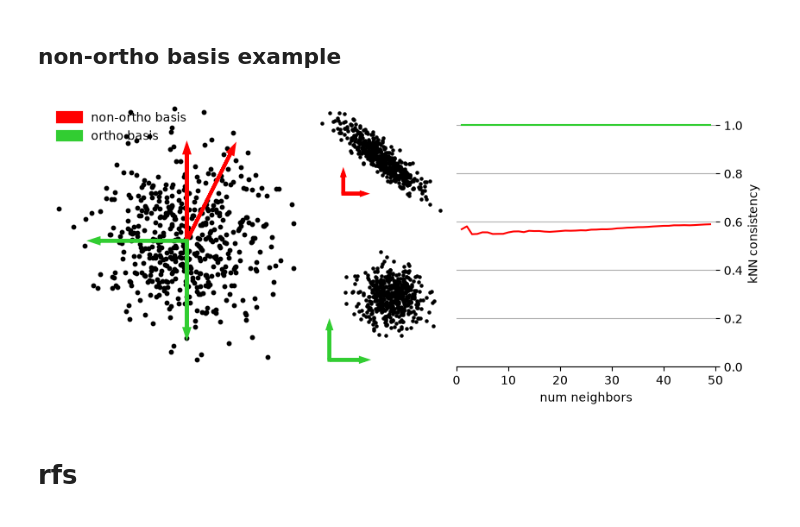
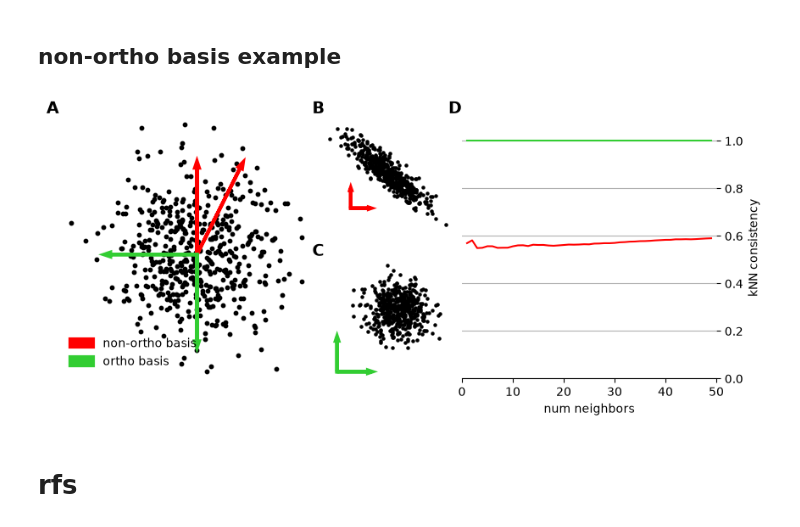
Before and after one commit to NathanSoeding/sensorium, a Jupyter notebook: analysis/paper_plots.ipynb, the cells around one changed output. Saved outputs shown, nothing was run; the diff lists cells and outputs as text; code cells hidden in the pictures.

```diff
--- a/analysis/paper_plots.ipynb
+++ b/analysis/paper_plots.ipynb
@@ -333,7 +354,15 @@ axs_left.set_xticks([])
 axs_left.set_yticks([])
 for spine in axs_left.spines.values():
     spine.set_visible(False)
-axs_left.legend(frameon=False, loc='upper left')
+axs_left.legend(frameon=False, loc='lower left')
+axs_left.text(
+    0.0, 1.0, 'A',
+    transform=axs_left.transAxes,
+    fontsize=14,
+    fontweight='bold',
+    va='bottom',
+    ha='right',
+)
 
 XB = X @ torch.linalg.inv(B).T
 axs_center_top.scatter(XB[:, 0], XB[:, 1], color=colors['data'], s=5)
@@ -344,37 +373,61 @@ axs_center_top.set_xticks([])
 axs_center_top.set_yticks([])
 for spine in axs_center_top.spines.values():
     spine.set_visible(False)
+axs_center_top.text(
+    0.0, 1.0, 'B',
+    transform=axs_center_top.transAxes,
+    fontsize=14,
+    fontweight='bold',
+    va='bottom',
+    ha='right',
+)
 
 XQ = X @ torch.linalg.inv(Q).T
 axs_center_bottom.scatter(XQ[:, 0], XQ[:, 1], color=colors['data'], s=5)
 axs_center_bottom.arrow(-2, -2, 0, 1, color=colors['ortho'], linewidth=3, head_width=0.1)
 axs_center_bottom.arrow(-2, -2, 1, 0, color=colors['ortho'], linewidth=3, head_width=0.1)
 axs_center_bottom.axis('equal')
 axs_center_bottom.set_xticks([])
 axs_center_bottom.set_yticks([])
 for spine in axs_center_bottom.spines.values():
     spine.set_visible(False)
+axs_center_bottom.text(
+    0.0, 1.0, 'C',
+    transform=axs_center_bottom.transAxes,
+    fontsize=14,
+    fontweight='bold',
+    va='bottom',
+    ha='right',
+)
 
 knn_curve, k_range = get_knn_curve([X, XB], k_range=np.unique(np.arange(1, 50)))
 axs_right.plot(k_range, knn_curve[0], color=colors['non-ortho'])
 knn_curve, k_range = get_knn_curve([X, XQ], k_range=np.unique(np.arange(1, 50)))
 axs_right.plot(k_range, knn_curve[0], color=colors['ortho'])
 axs_right.set_xlabel('num neighbors')
 axs_right.set_ylabel('kNN consistency')
 axs_right.yaxis.set_label_position('right')
 axs_right.yaxis.tick_right()
 axs_right.set_xlim(0, 50)
 axs_right.set_ylim(0, 1.1)
 axs_right.spines['top'].set_visible(False)
 axs_right.spines['left'].set_visible(False)
 axs_right.spines['right'].set_visible(False)
 # axs_right.spines['bottom'].set_visible(False)
 axs_right.grid(axis='y')
+axs_right.text(
+    0.0, 1.0, 'D',
+    transform=axs_right.transAxes,
+    fontsize=14,
+    fontweight='bold',
+    va='bottom',
+    ha='right',
+)
 
 # plt.tight_layout()
 plt.show()
 # %% [output]
-[figure, old version]
+[figure, new version]
 # %% [markdown]
 # rfs
 # %%
```
Also changed, not shown: parts of 4 cells of this notebook.
